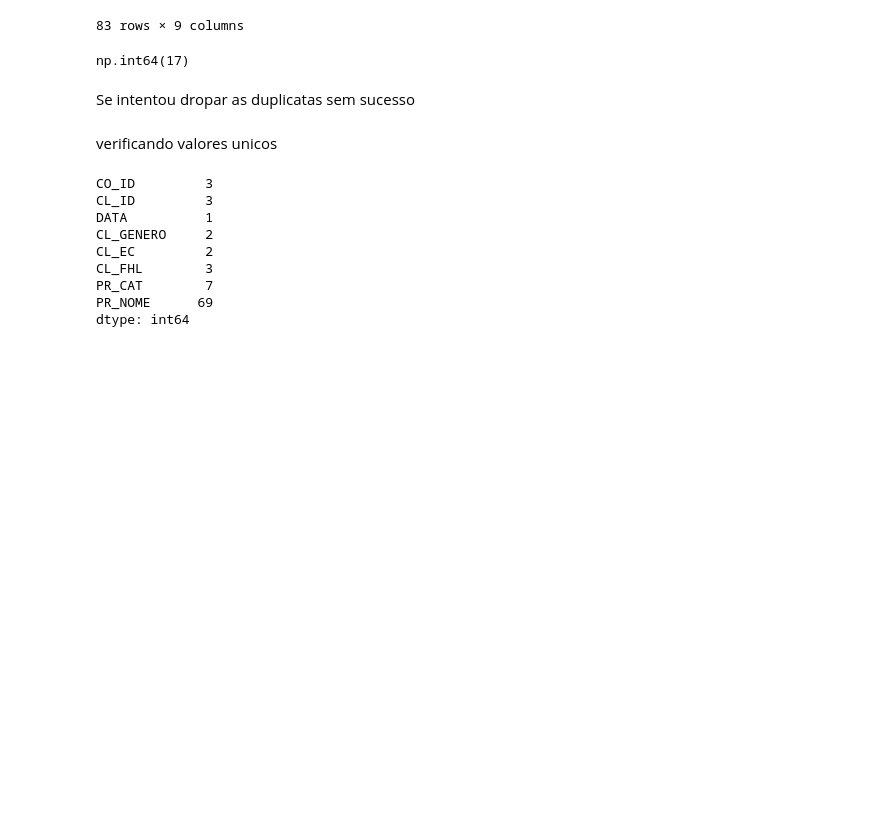
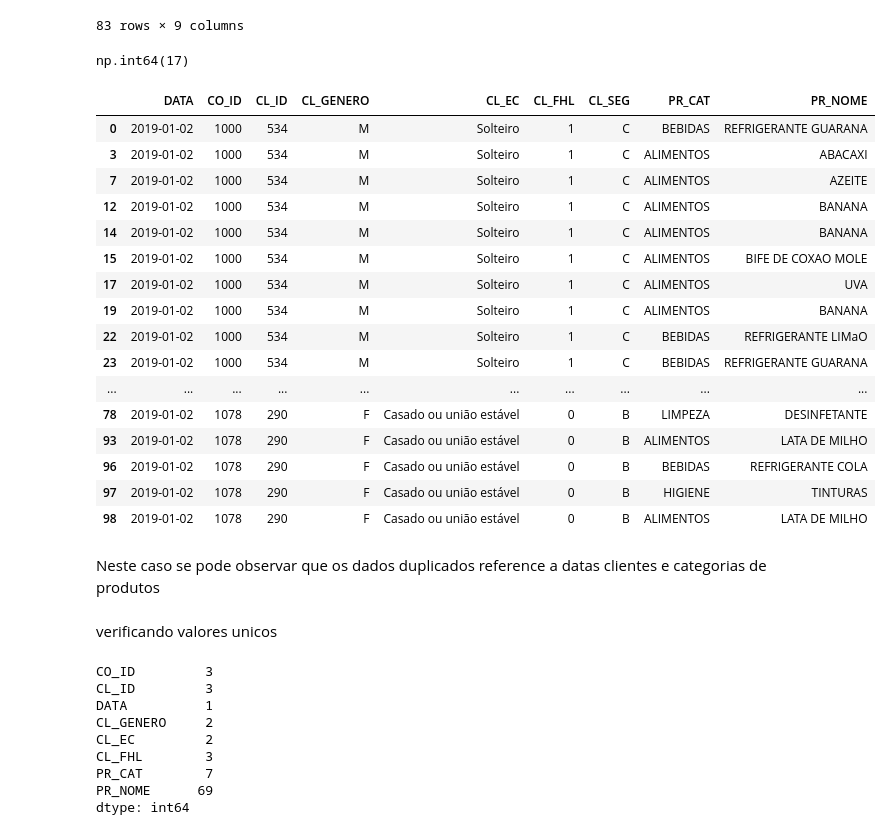
Before and after one commit to rhommardev/Miniprojeto_RhommarMartinez_Visualiza-o-de-Dados-e-BI-T3-, a Jupyter notebook: limpeza_base_varejo.ipynb, the cells around one changed output. Cells and saved outputs as stored; diff of their text form; code cells hidden in the pictures; blank space fills up the shorter version.

```diff
--- a/limpeza_base_varejo.ipynb
+++ b/limpeza_base_varejo.ipynb
@@ -171,8 +171,28 @@ df_enxuto.drop_duplicates()
 df_enxuto.duplicated().sum()
 # %% [output]
 np.int64(17)
-# %% [markdown]
-Se intentou dropar as duplicatas sem sucesso
+# %%
+df_enxuto[df_enxuto.duplicated(keep=False)]
+# %% [output]
+|  | DATA | CO_ID | CL_ID | CL_GENERO | CL_EC | CL_FHL | CL_SEG | PR_CAT | PR_NOME |
+| 0 | 2019-01-02 | 1000 | 534 | M | Solteiro | 1 | C | BEBIDAS | REFRIGERANTE GUARANA |
+| 3 | 2019-01-02 | 1000 | 534 | M | Solteiro | 1 | C | ALIMENTOS | ABACAXI |
+| 7 | 2019-01-02 | 1000 | 534 | M | Solteiro | 1 | C | ALIMENTOS | AZEITE |
+| 12 | 2019-01-02 | 1000 | 534 | M | Solteiro | 1 | C | ALIMENTOS | BANANA |
+| 14 | 2019-01-02 | 1000 | 534 | M | Solteiro | 1 | C | ALIMENTOS | BANANA |
+| 15 | 2019-01-02 | 1000 | 534 | M | Solteiro | 1 | C | ALIMENTOS | BIFE DE COXAO MOLE |
+| 17 | 2019-01-02 | 1000 | 534 | M | Solteiro | 1 | C | ALIMENTOS | UVA |
+| 19 | 2019-01-02 | 1000 | 534 | M | Solteiro | 1 | C | ALIMENTOS | BANANA |
+| 22 | 2019-01-02 | 1000 | 534 | M | Solteiro | 1 | C | BEBIDAS | REFRIGERANTE LIMaO |
+| 23 | 2019-01-02 | 1000 | 534 | M | Solteiro | 1 | C | BEBIDAS | REFRIGERANTE GUARANA |
+| ... | ... | ... | ... | ... | ... | ... | ... | ... | ... |
+| 78 | 2019-01-02 | 1078 | 290 | F | Casado ou união estável | 0 | B | LIMPEZA | DESINFETANTE |
+| 93 | 2019-01-02 | 1078 | 290 | F | Casado ou união estável | 0 | B | ALIMENTOS | LATA DE MILHO |
+| 96 | 2019-01-02 | 1078 | 290 | F | Casado ou união estável | 0 | B | BEBIDAS | REFRIGERANTE COLA |
+| 97 | 2019-01-02 | 1078 | 290 | F | Casado ou união estável | 0 | B | HIGIENE | TINTURAS |
+| 98 | 2019-01-02 | 1078 | 290 | F | Casado ou união estável | 0 | B | ALIMENTOS | LATA DE MILHO |
+# %% [markdown]
+Neste caso se pode observar que os dados duplicados reference a datas clientes e categorias de produtos
 # %% [markdown]
 verificando valores unicos
 # %%
```
Also changed, not shown: parts of 3 cells of this notebook, 7 other files.
